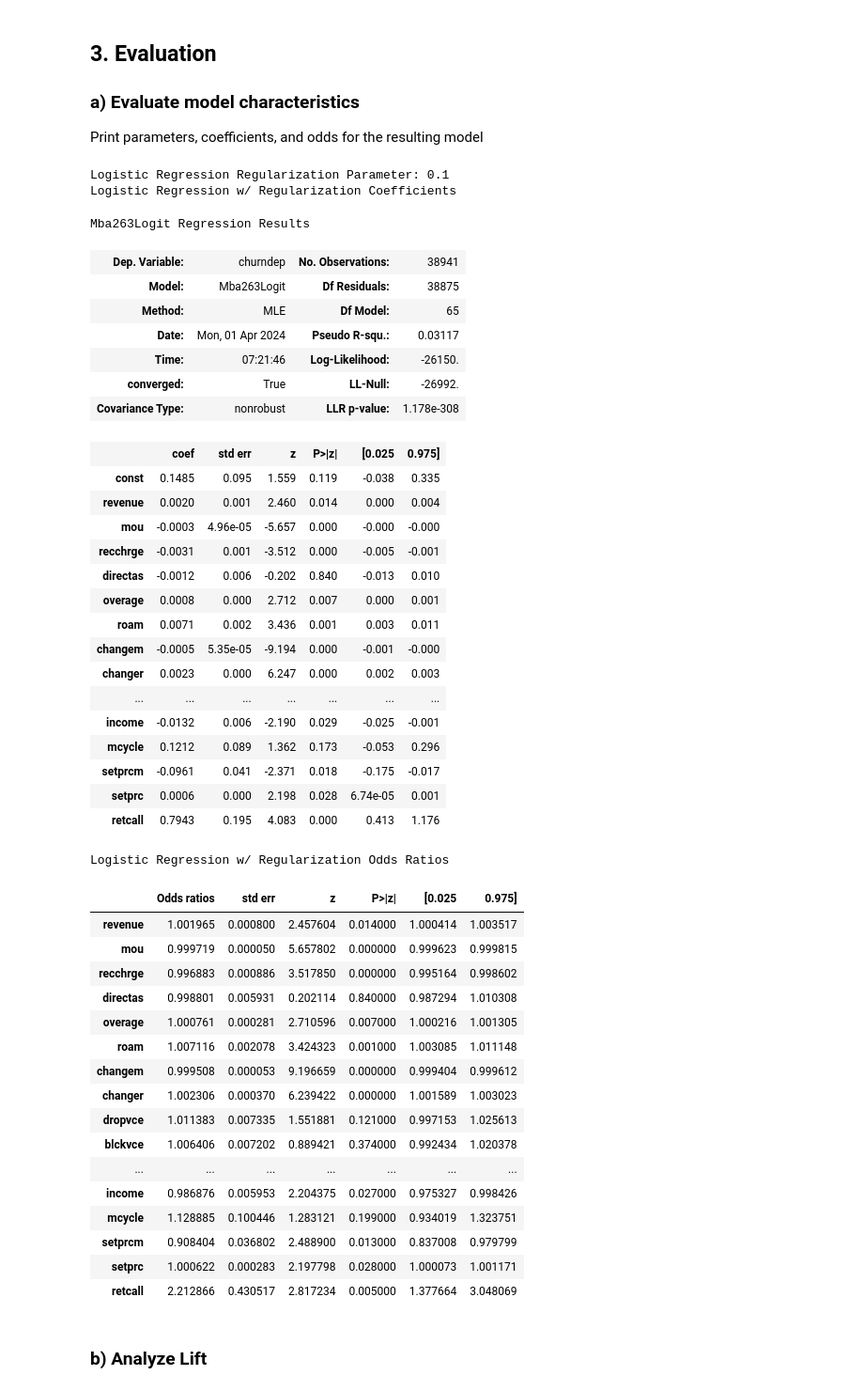
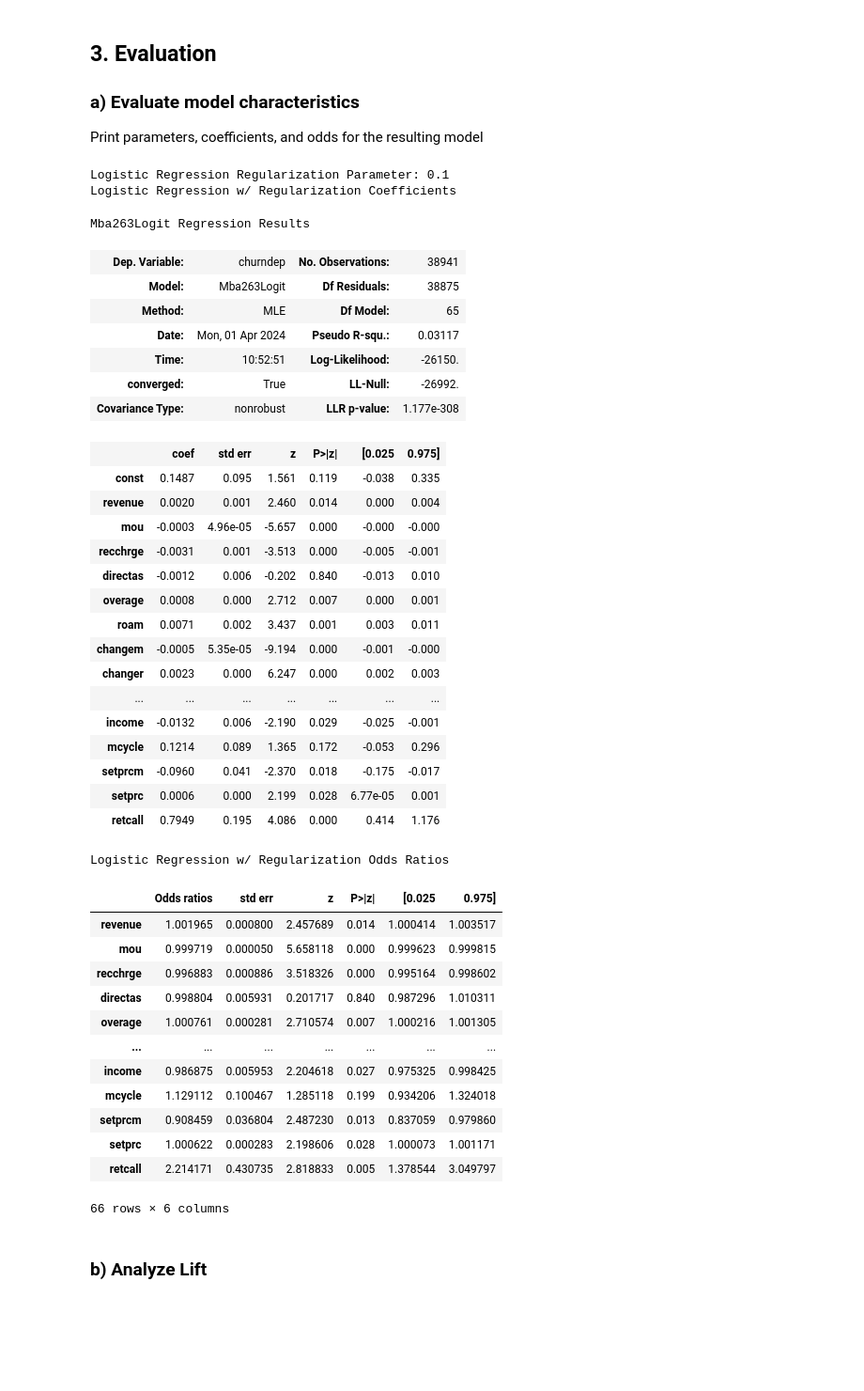
Before and after one commit to adeng/mba263-projects, a Jupyter notebook: Cell2Cell Group Assignment.ipynb, the cells around one changed output. Shown at 94% size. Cells and saved outputs as stored; diff of their text form; code cells hidden in the pictures; blank space fills up the shorter version.

```diff
--- a/Cell2Cell Group Assignment.ipynb
+++ b/Cell2Cell Group Assignment.ipynb
@@ -204,7 +172,7 @@ def tune_hyperparameters(train_dataset, predict, variables, threshold, param_gri
 ### A function to run a logistic regression, a logistic regression w/ regularization,
 ### a neural network, and a random forest
 ### Function adds two columns, p for probability and res if selected for targeting
-def run_ml_models(dataset, predict, variables, threshold=curr_churn):
+def run_ml_models(dataset, actual, variables, threshold):
     df = dataset.copy()
 
     # Split dataset into train and test based on whether calibrat = 0 or 1
@@ -212,18 +180,18 @@ def run_ml_models(dataset, predict, variables, threshold=curr_churn):
 
     ### Use a logistic regression with regularization
     ### ------------------------------------------------
-    logit_reg_param_grid = {'a': [0.1, 0.5, 1, 3, 5, 7, 10]}
+    logit_reg_param_grid = {'a': [0.01, 0.1, 0.5, 1, 3, 5]}
     best_param_logit_reg = tune_hyperparameters(
-        train, predict, variables, threshold, logit_reg_param_grid, 'logit_reg')
+        train, actual, variables, threshold, logit_reg_param_grid, 'logit_reg')
 
     # Use the tuned parameter to predict
-    result_logit_reg = mba263.logit_reg(train[predict], train[variables], best_param_logit_reg['a'])
+    result_logit_reg = mba263.logit_reg(train[actual], train[variables], best_param_logit_reg['a'])
     train['p_logr'] = result_logit_reg.predict(train[variables])
     train['res_logr'] = np.where(train['p_logr'] > threshold, 1, 0)
     test['p_logr'] = result_logit_reg.predict(test[variables])
     test['res_logr'] = np.where(test['p_logr'] > threshold, 1, 0)
 
-    # Rename res1 to actuals
+    # Rename churn to actuals
     train['actual_res'] = train['churn']
     test['actual_res'] = test['churn']
 
@@ -268,58 +236,54 @@ def print_coefs(models):
     print("Logistic Regression w/ Regularization Coefficients")
     display(models[0].summary())
 
 # Print the odds ratios for each logistic regression
 def print_odds(models):
     print("Logistic Regression w/ Regularization Odds Ratios")
-    display(mba263.odds_ratios(models[0]).style)
+    display(mba263.odds_ratios(models[0]))
 
 print_params(params)
 print_coefs(model)
 print_odds(model)
 # %% [output]
 Logistic Regression Regularization Parameter: 0.1
 Logistic Regression w/ Regularization Coefficients
 Mba263Logit Regression Results
 | Dep. Variable: | churndep | No. Observations: | 38941 |
 | Model: | Mba263Logit | Df Residuals: | 38875 |
 | Method: | MLE | Df Model: | 65 |
 | Date: | Mon, 01 Apr 2024 | Pseudo R-squ.: | 0.03117 |
-| Time: | 07:21:46 | Log-Likelihood: | -26150. |
+| Time: | 10:52:51 | Log-Likelihood: | -26150. |
 | converged: | True | LL-Null: | -26992. |
-| Covariance Type: | nonrobust | LLR p-value: | 1.178e-308 |
+| Covariance Type: | nonrobust | LLR p-value: | 1.177e-308 |
 |  | coef | std err | z | P>|z| | [0.025 | 0.975] |
-| const | 0.1485 | 0.095 | 1.559 | 0.119 | -0.038 | 0.335 |
+| const | 0.1487 | 0.095 | 1.561 | 0.119 | -0.038 | 0.335 |
 | revenue | 0.0020 | 0.001 | 2.460 | 0.014 | 0.000 | 0.004 |
 | mou | -0.0003 | 4.96e-05 | -5.657 | 0.000 | -0.000 | -0.000 |
-| recchrge | -0.0031 | 0.001 | -3.512 | 0.000 | -0.005 | -0.001 |
+| recchrge | -0.0031 | 0.001 | -3.513 | 0.000 | -0.005 | -0.001 |
 | directas | -0.0012 | 0.006 | -0.202 | 0.840 | -0.013 | 0.010 |
 | overage | 0.0008 | 0.000 | 2.712 | 0.007 | 0.000 | 0.001 |
-| roam | 0.0071 | 0.002 | 3.436 | 0.001 | 0.003 | 0.011 |
+| roam | 0.0071 | 0.002 | 3.437 | 0.001 | 0.003 | 0.011 |
 | changem | -0.0005 | 5.35e-05 | -9.194 | 0.000 | -0.001 | -0.000 |
 | changer | 0.0023 | 0.000 | 6.247 | 0.000 | 0.002 | 0.003 |
 | ... | ... | ... | ... | ... | ... | ... |
 | income | -0.0132 | 0.006 | -2.190 | 0.029 | -0.025 | -0.001 |
-| mcycle | 0.1212 | 0.089 | 1.362 | 0.173 | -0.053 | 0.296 |
-| setprcm | -0.0961 | 0.041 | -2.371 | 0.018 | -0.175 | -0.017 |
-| setprc | 0.0006 | 0.000 | 2.198 | 0.028 | 6.74e-05 | 0.001 |
-| retcall | 0.7943 | 0.195 | 4.083 | 0.000 | 0.413 | 1.176 |
+| mcycle | 0.1214 | 0.089 | 1.365 | 0.172 | -0.053 | 0.296 |
+| setprcm | -0.0960 | 0.041 | -2.370 | 0.018 | -0.175 | -0.017 |
+| setprc | 0.0006 | 0.000 | 2.199 | 0.028 | 6.77e-05 | 0.001 |
+| retcall | 0.7949 | 0.195 | 4.086 | 0.000 | 0.414 | 1.176 |
 Logistic Regression w/ Regularization Odds Ratios
 |  | Odds ratios | std err | z | P>|z| | [0.025 | 0.975] |
-| revenue | 1.001965 | 0.000800 | 2.457604 | 0.014000 | 1.000414 | 1.003517 |
-| mou | 0.999719 | 0.000050 | 5.657802 | 0.000000 | 0.999623 | 0.999815 |
-| recchrge | 0.996883 | 0.000886 | 3.517850 | 0.000000 | 0.995164 | 0.998602 |
-| directas | 0.998801 | 0.005931 | 0.202114 | 0.840000 | 0.987294 | 1.010308 |
-| overage | 1.000761 | 0.000281 | 2.710596 | 0.007000 | 1.000216 | 1.001305 |
-| roam | 1.007116 | 0.002078 | 3.424323 | 0.001000 | 1.003085 | 1.011148 |
-| changem | 0.999508 | 0.000053 | 9.196659 | 0.000000 | 0.999404 | 0.999612 |
-| changer | 1.002306 | 0.000370 | 6.239422 | 0.000000 | 1.001589 | 1.003023 |
-| dropvce | 1.011383 | 0.007335 | 1.551881 | 0.121000 | 0.997153 | 1.025613 |
-| blckvce | 1.006406 | 0.007202 | 0.889421 | 0.374000 | 0.992434 | 1.020378 |
+| revenue | 1.001965 | 0.000800 | 2.457689 | 0.014 | 1.000414 | 1.003517 |
+| mou | 0.999719 | 0.000050 | 5.658118 | 0.000 | 0.999623 | 0.999815 |
+| recchrge | 0.996883 | 0.000886 | 3.518326 | 0.000 | 0.995164 | 0.998602 |
+| directas | 0.998804 | 0.005931 | 0.201717 | 0.840 | 0.987296 | 1.010311 |
+| overage | 1.000761 | 0.000281 | 2.710574 | 0.007 | 1.000216 | 1.001305 |
 | ... | ... | ... | ... | ... | ... | ... |
-| income | 0.986876 | 0.005953 | 2.204375 | 0.027000 | 0.975327 | 0.998426 |
-| mcycle | 1.128885 | 0.100446 | 1.283121 | 0.199000 | 0.934019 | 1.323751 |
-| setprcm | 0.908404 | 0.036802 | 2.488900 | 0.013000 | 0.837008 | 0.979799 |
-| setprc | 1.000622 | 0.000283 | 2.197798 | 0.028000 | 1.000073 | 1.001171 |
-| retcall | 2.212866 | 0.430517 | 2.817234 | 0.005000 | 1.377664 | 3.048069 |
+| income | 0.986875 | 0.005953 | 2.204618 | 0.027 | 0.975325 | 0.998425 |
+| mcycle | 1.129112 | 0.100467 | 1.285118 | 0.199 | 0.934206 | 1.324018 |
+| setprcm | 0.908459 | 0.036804 | 2.487230 | 0.013 | 0.837059 | 0.979860 |
+| setprc | 1.000622 | 0.000283 | 2.198606 | 0.028 | 1.000073 | 1.001171 |
+| retcall | 2.214171 | 0.430735 | 2.818833 | 0.005 | 1.378544 | 3.049797 |
+66 rows × 6 columns
 # %% [markdown]
 ### b) Analyze Lift
```
Also changed, not shown: parts of 5 cells of this notebook.
